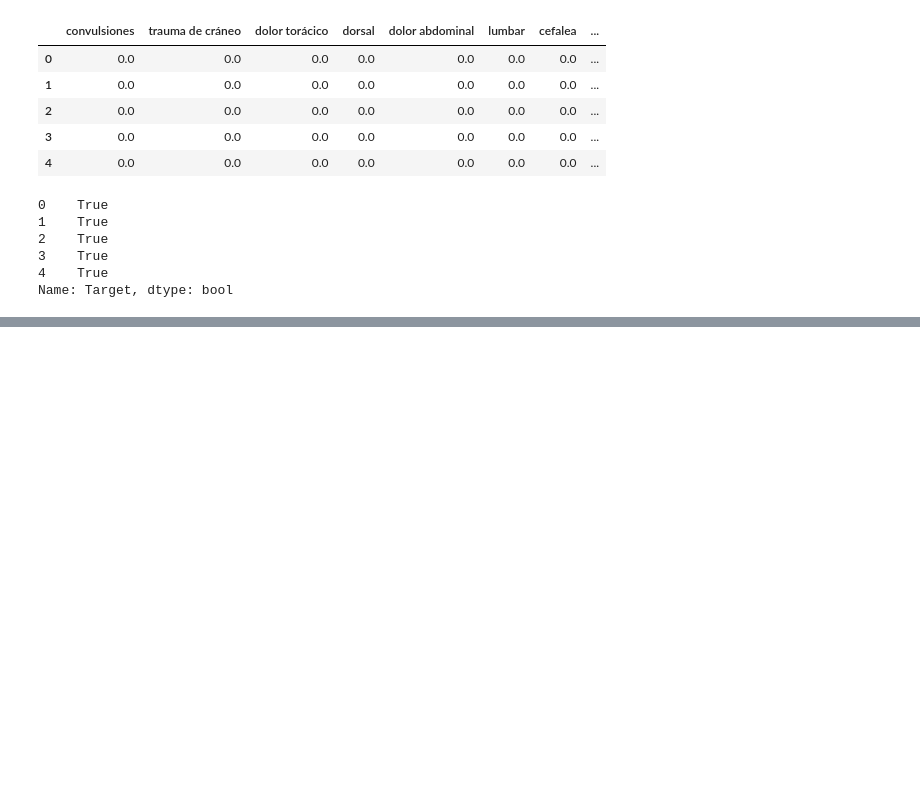
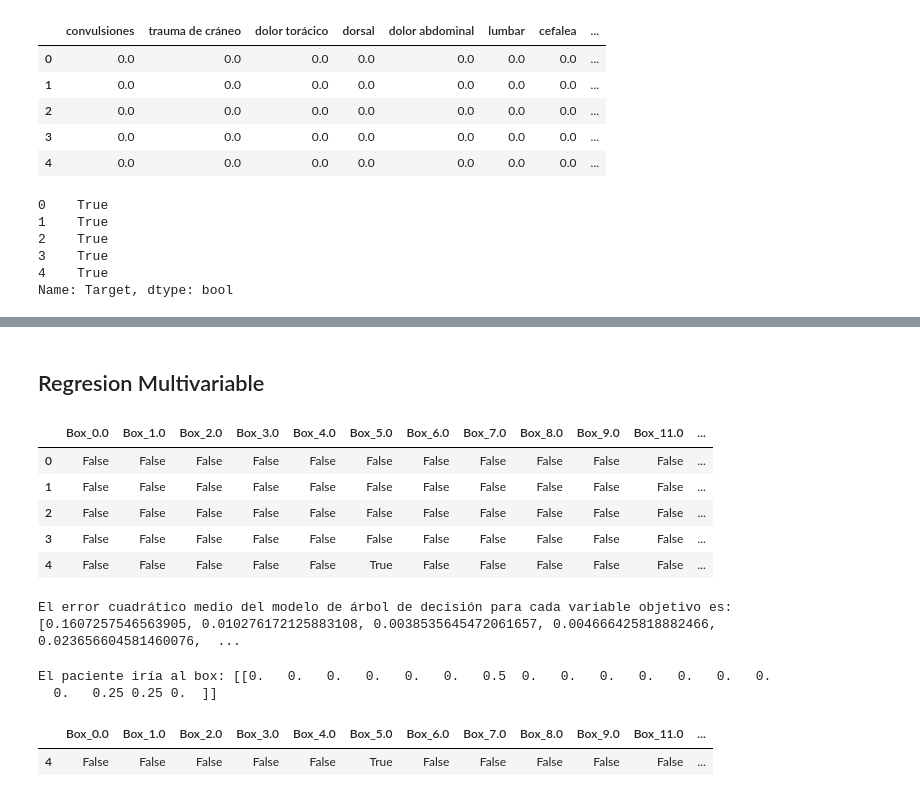
Before and after one commit to Adriellevy/Triage_HF, a Jupyter notebook: DataAnalysisAndReports/notebooks/Predicciones.ipynb, the cells around one changed output, grey strips where cells are left out. Cells and saved outputs as stored; diff of their text form; code cells hidden in the pictures; blank space fills up the shorter version.

Commit message:
Predicciones sin sentido 2.0

```diff
--- a/DataAnalysisAndReports/notebooks/Predicciones.ipynb
+++ b/DataAnalysisAndReports/notebooks/Predicciones.ipynb
@@ -379,0 +419,69 @@ print(f"La precisión del modelo de árbol de decisión es: {accuracy}")
+# %% [markdown]
+## Regresion Multivariable
+# %%
+from sklearn.tree import DecisionTreeRegressor
+from sklearn.model_selection import train_test_split
+from sklearn.metrics import mean_squared_error
+import numpy as np
+
+box_columns = [col for col in df_Random_Forest2.columns if "Box" in col]
+
+# Crea un nuevo DataFrame sin las columnas 'Box'
+X_randomforest = df_Random_Forest2.drop(box_columns, axis=1)
+
+# Usa las columnas 'Box' como tus etiquetas objetivo
+y_randomforest = df_Random_Forest2[box_columns]
+
+y_randomforest.head()
+# %% [output]
+|  | Box_0.0 | Box_1.0 | Box_2.0 | Box_3.0 | Box_4.0 | Box_5.0 | Box_6.0 | Box_7.0 | Box_8.0 | Box_9.0 | Box_11.0 | ... |
+| 0 | False | False | False | False | False | False | False | False | False | False | False | ... |
+| 1 | False | False | False | False | False | False | False | False | False | False | False | ... |
+| 2 | False | False | False | False | False | False | False | False | False | False | False | ... |
+| 3 | False | False | False | False | False | False | False | False | False | False | False | ... |
+| 4 | False | False | False | False | False | True | False | False | False | False | False | ... |
+# %%
+# Dividir los datos en conjuntos de entrenamiento y prueba
+X_train, X_test, y_train, y_test = train_test_split(
+    X_randomforest, y_randomforest, test_size=0.8, random_state=0
+)
+
+# Crear el modelo de árbol de decisión
+clf = DecisionTreeRegressor()
+
+# Entrenar el modelo
+clf.fit(X_train, y_train)
+
+# Hacer predicciones en el conjunto de prueba
+y_pred = clf.predict(X_test)
+
+# Calcular el error cuadrático medio del modelo para cada variable objetivo
+mse = [
+    mean_squared_error(y_test.iloc[:, i], y_pred[:, i]) for i in range(y_test.shape[1])
+]
+
+print(
+    f"El error cuadrático medio del modelo de árbol de decisión para cada variable objetivo es: {mse}"
+)
+# %% [output]
+El error cuadrático medio del modelo de árbol de decisión para cada variable objetivo es: [0.1607257546563905, 0.010276172125883108, 0.0038535645472061657, 0.004666425818882466, 0.023656604581460076,  ...
+# %%
+# Asumamos que 'patient_data' es un DataFrame que contiene la información del paciente
+patient_data = X_randomforest.iloc[[4]]
+
+
+# Asegúrate de que 'patient_data' tenga las mismas columnas que 'X_randomforest'
+# assert set(patient_data.columns) == set(X_randomforest.columns)
+
+# Usa el modelo para hacer una predicción
+patient_box_prediction = clf.predict(patient_data)
+
+print(f"El paciente iría al box: {patient_box_prediction}")
+
+box_data = y_randomforest.iloc[[4]]
+display(box_data)
+# %% [output]
+El paciente iría al box: [[0.   0.   0.   0.   0.   0.   0.5  0.   0.   0.   0.   0.   0.   0.
+  0.   0.25 0.25 0.  ]]
+|  | Box_0.0 | Box_1.0 | Box_2.0 | Box_3.0 | Box_4.0 | Box_5.0 | Box_6.0 | Box_7.0 | Box_8.0 | Box_9.0 | Box_11.0 | ... |
+| 4 | False | False | False | False | False | True | False | False | False | False | False | ... |
```
Also changed, not shown: parts of 3 cells of this notebook.
